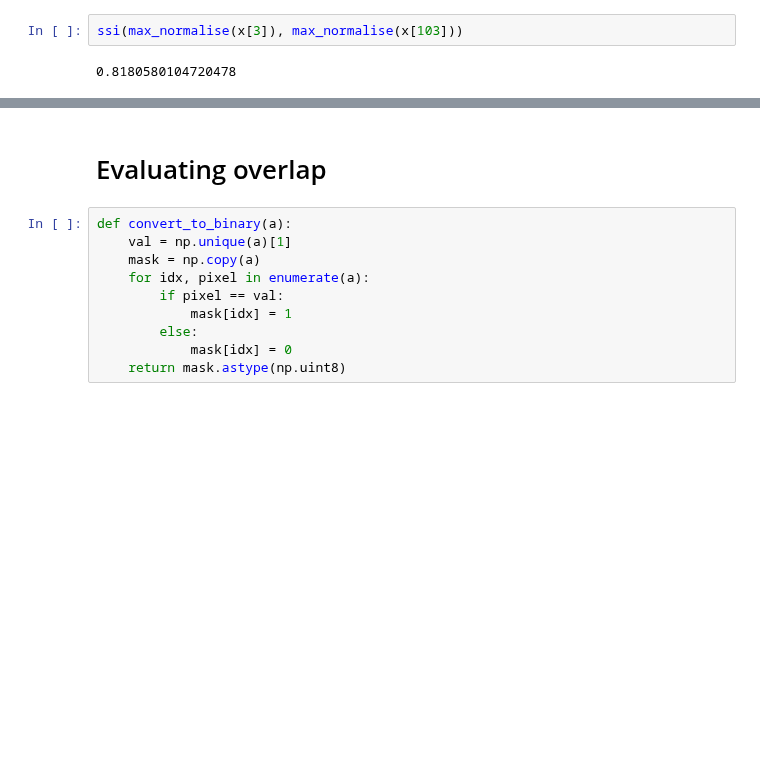
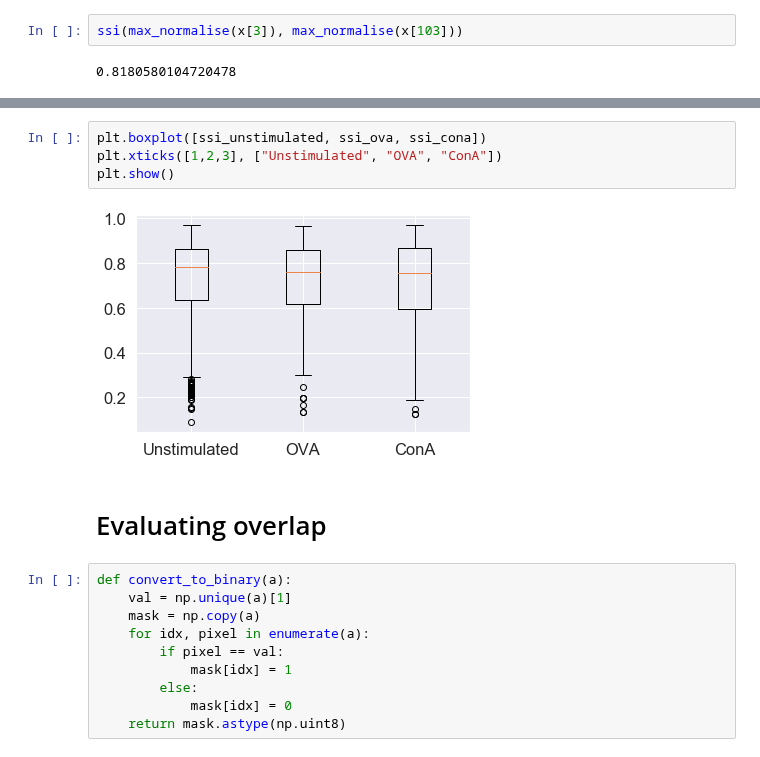
Before and after one commit to leonore/deep-learning-for-immune-cells, a Jupyter notebook: src/image_segmentation.ipynb, the cells around one changed output, grey strips where cells are left out. Cells and saved outputs as stored; diff of their text form; blank space fills up the shorter version.

```diff
--- a/src/image_segmentation.ipynb
+++ b/src/image_segmentation.ipynb
@@ -46,3 +62,9 @@ while idx < 19600:
+# %%
+plt.boxplot([ssi_unstimulated, ssi_ova, ssi_cona])
+plt.xticks([1,2,3], ["Unstimulated", "OVA", "ConA"])
+plt.show()
+# %% [output]
+[figure, added]
 # %% [markdown]
 # Evaluating overlap
 # %%
```
Also changed, not shown: parts of 7 cells of this notebook.
